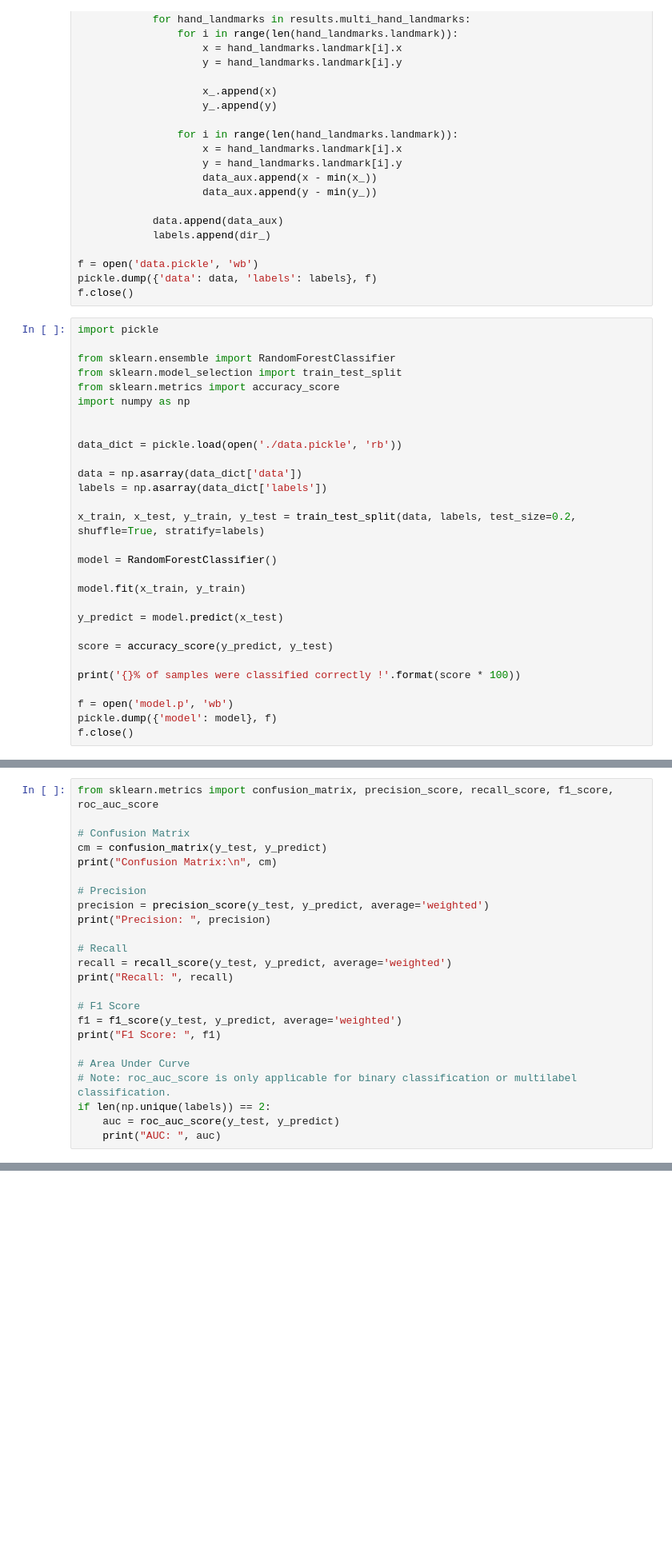
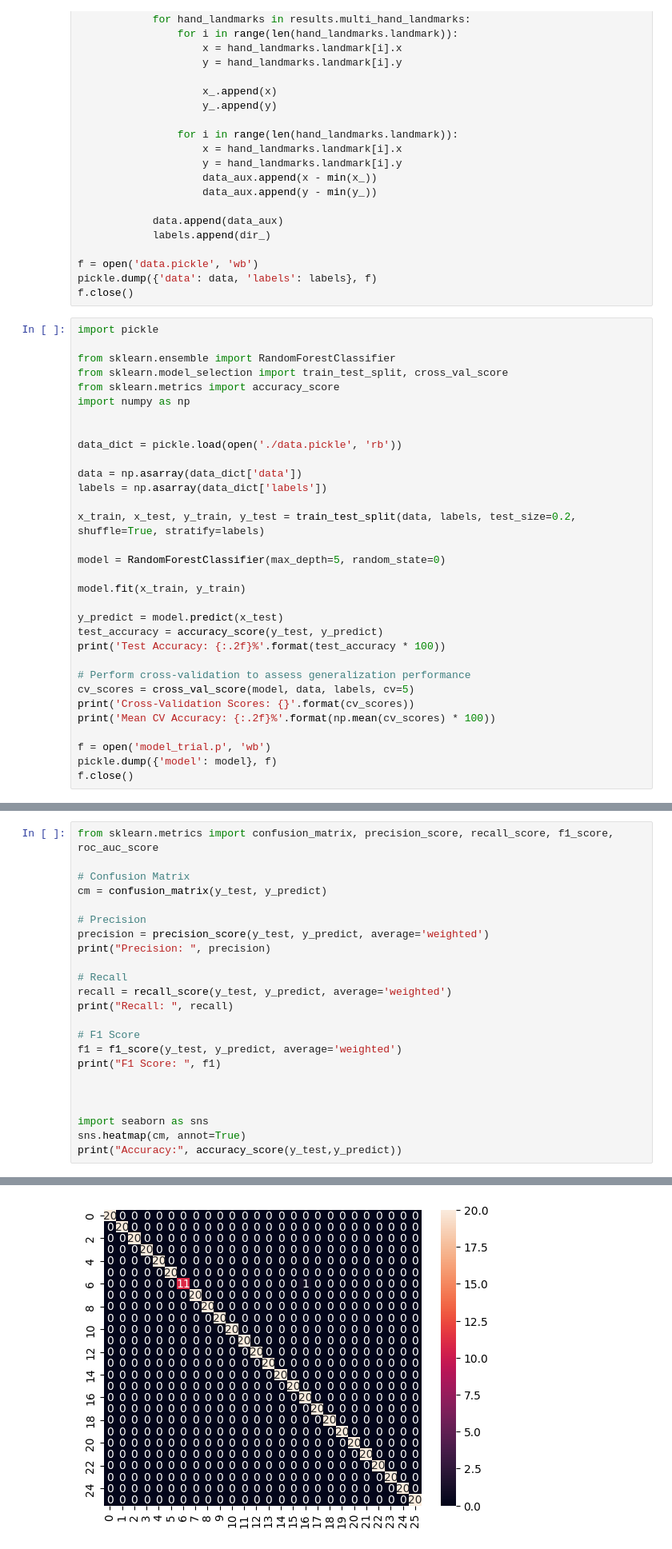
Before and after one commit to Samipthi/sign-language-translation, a Jupyter notebook: trial.ipynb, the cells around one changed output, grey strips where cells are left out. Shown at 80% size. Drawn from its saved outputs; the diff is of its cells as text; blank space fills up the shorter version.

```diff
--- a/trial.ipynb
+++ b/trial.ipynb
@@ -111,7 +118,7 @@ f.close()
 import pickle
 
 from sklearn.ensemble import RandomForestClassifier
-from sklearn.model_selection import train_test_split
+from sklearn.model_selection import train_test_split, cross_val_score
 from sklearn.metrics import accuracy_score
 import numpy as np
 
@@ -123,17 +130,20 @@ labels = np.asarray(data_dict['labels'])
 
 x_train, x_test, y_train, y_test = train_test_split(data, labels, test_size=0.2, shuffle=True, stratify=labels)
 
-model = RandomForestClassifier()
+model = RandomForestClassifier(max_depth=5, random_state=0)
 
 model.fit(x_train, y_train)
 
 y_predict = model.predict(x_test)
+test_accuracy = accuracy_score(y_test, y_predict)
+print('Test Accuracy: {:.2f}%'.format(test_accuracy * 100))
 
-score = accuracy_score(y_predict, y_test)
+# Perform cross-validation to assess generalization performance
+cv_scores = cross_val_score(model, data, labels, cv=5)
+print('Cross-Validation Scores: {}'.format(cv_scores))
+print('Mean CV Accuracy: {:.2f}%'.format(np.mean(cv_scores) * 100))
 
-print('{}% of samples were classified correctly !'.format(score * 100))
-
-f = open('model.p', 'wb')
+f = open('model_trial.p', 'wb')
 pickle.dump({'model': model}, f)
 f.close()
 # %% [output]
@@ -143,7 +160,6 @@ from sklearn.metrics import confusion_matrix, precision_score, recall_score, f1_
 
 # Confusion Matrix
 cm = confusion_matrix(y_test, y_predict)
-print("Confusion Matrix:\n", cm)
 
 # Precision
 precision = precision_score(y_test, y_predict, average='weighted')
@@ -157,9 +173,9 @@ print("Recall: ", recall)
 f1 = f1_score(y_test, y_predict, average='weighted')
 print("F1 Score: ", f1)
 
-# Area Under Curve
-# Note: roc_auc_score is only applicable for binary classification or multilabel classification.
-if len(np.unique(labels)) == 2:
-    auc = roc_auc_score(y_test, y_predict)
-    print("AUC: ", auc)
+
+
+import seaborn as sns
+sns.heatmap(cm, annot=True)
+print("Accuracy:", accuracy_score(y_test,y_predict))
 # %% [output]
@@ -167 +186,2 @@ NameError: name 'y_test' is not defined
+[figure, added]
 # %%
```
Also changed, not shown: parts of 6 cells of this notebook, 1 other file.
